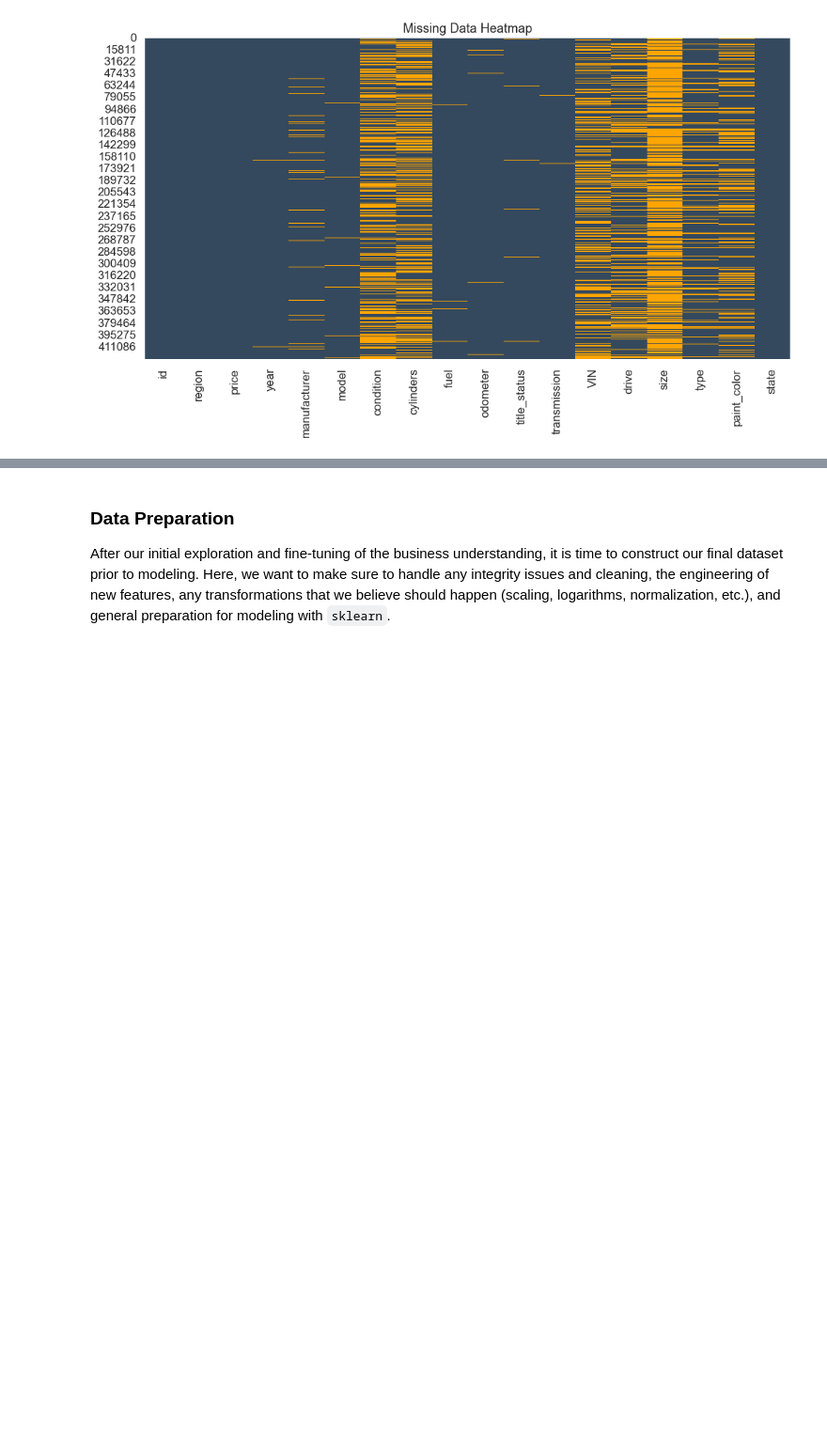
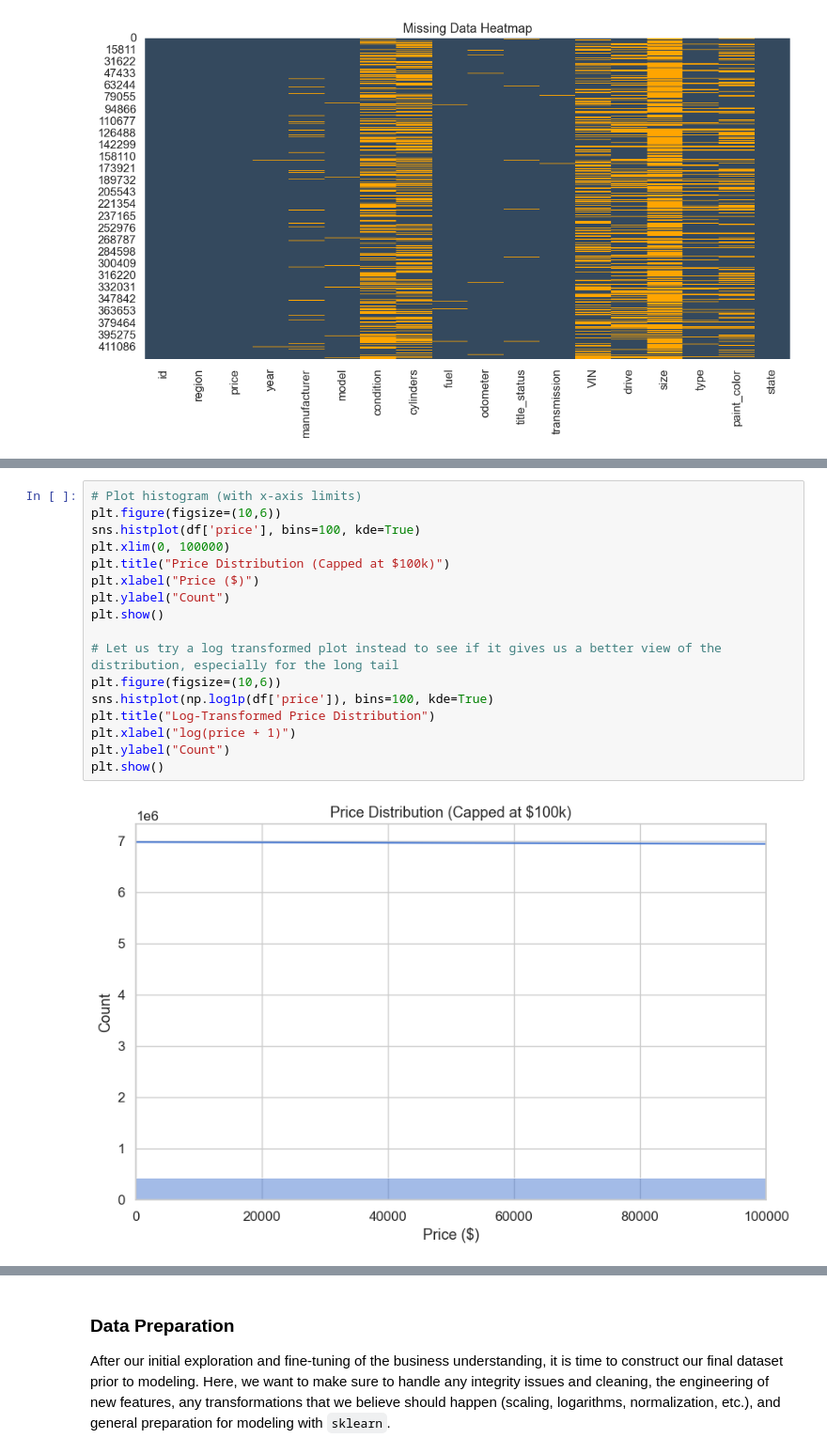
Before and after one commit to RohitKBhatnagar/CarPricing, a Jupyter notebook: prompt_II.ipynb, the cells around one changed output, grey strips where cells are left out. Shown at 94% size. Cells and saved outputs as stored; diff of their text form; blank space fills up the shorter version.

```diff
--- a/prompt_II.ipynb
+++ b/prompt_II.ipynb
@@ -213,0 +256,19 @@ dtype: float64
+# %%
+# Plot histogram (with x-axis limits)
+plt.figure(figsize=(10,6))
+sns.histplot(df['price'], bins=100, kde=True)
+plt.xlim(0, 100000)
+plt.title("Price Distribution (Capped at $100k)")
+plt.xlabel("Price ($)")
+plt.ylabel("Count")
+plt.show()
+
+# Let us try a log transformed plot instead to see if it gives us a better view of the distribution, especially for the long tail
+plt.figure(figsize=(10,6))
+sns.histplot(np.log1p(df['price']), bins=100, kde=True)
+plt.title("Log-Transformed Price Distribution")
+plt.xlabel("log(price + 1)")
+plt.ylabel("Count")
+plt.show()
+# %% [output]
+[figure, added]
```
Also changed, not shown: parts of 9 cells of this notebook.
